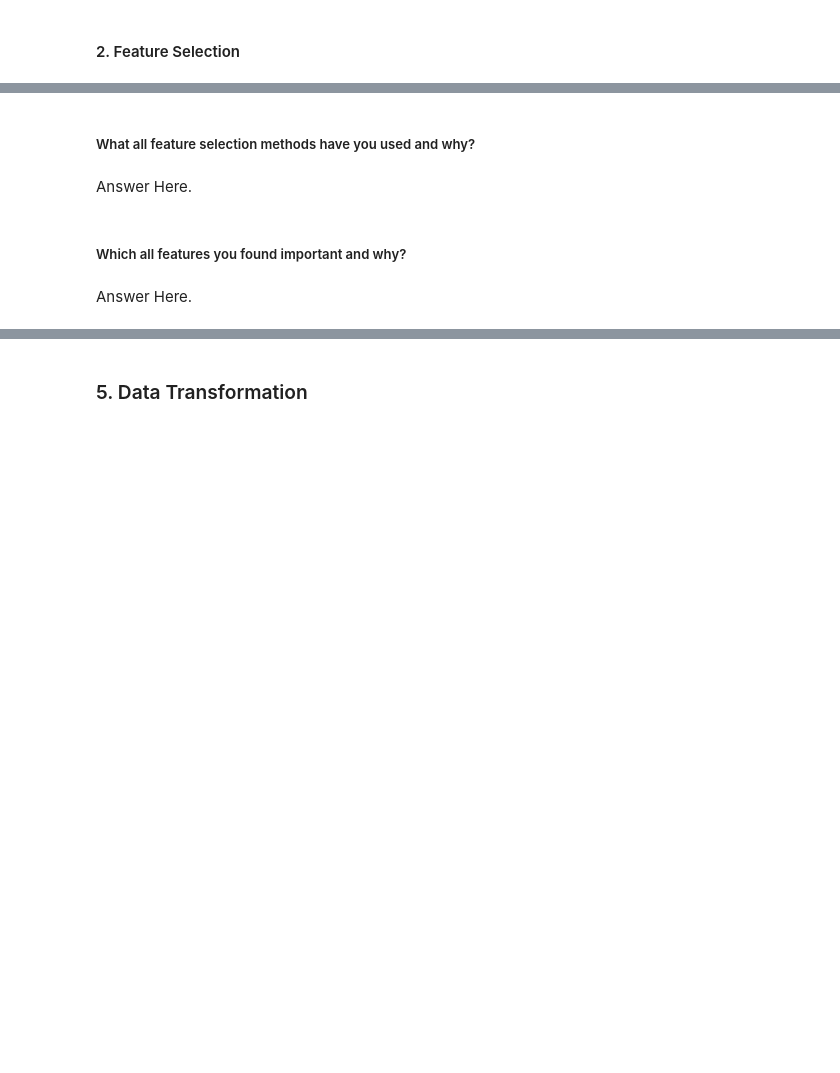
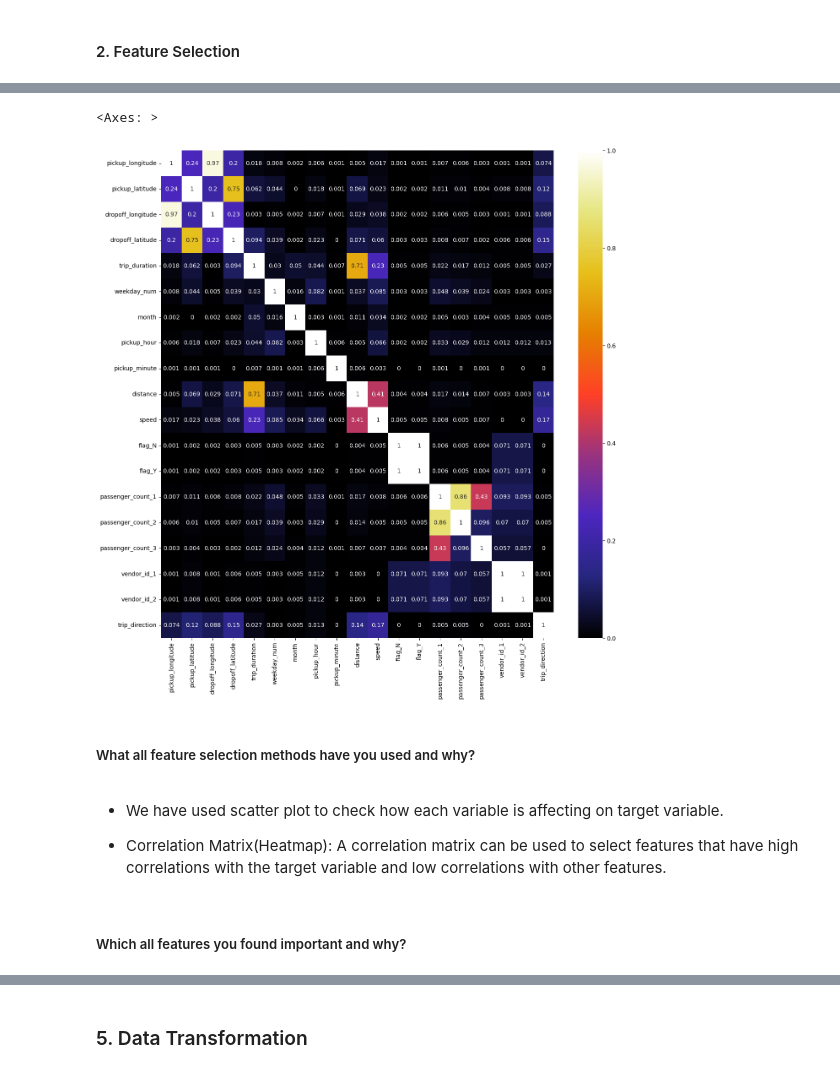
Before and after one commit to Navjotkhatri/NYC-Taxi-Trip-Time-Prediction, a Jupyter notebook: NYC_Taxi_Trip_Time_Prediction.ipynb, the cells around one changed output, grey strips where cells are left out. Saved outputs shown, nothing was run; the diff lists cells and outputs as text; code cells hidden in the pictures; blank space fills up the shorter version.

```diff
--- a/NYC_Taxi_Trip_Time_Prediction.ipynb
+++ b/NYC_Taxi_Trip_Time_Prediction.ipynb
@@ -1267,8 +1329,14 @@ df.head()
+# %%
+plt.figure(figsize=(15,15))
+sns.heatmap(abs(round(df.corr(),3)), annot=True, cmap=plt.cm.CMRmap)
+# %% [output]
+<Axes: >
+[figure, added]
 # %% [markdown]
 ##### What all feature selection methods have you used  and why?
-# %% [markdown]
-Answer Here.
+# %% [markdown]
+* We have used scatter plot to check how each variable is affecting on target variable.
+
+* Correlation Matrix(Heatmap): A correlation matrix can be used to select features that have high correlations with the target variable and low correlations with other features.
 # %% [markdown]
 ##### Which all features you found important and why?
-# %% [markdown]
-Answer Here.
```
Also changed, not shown: parts of 8 cells of this notebook.
